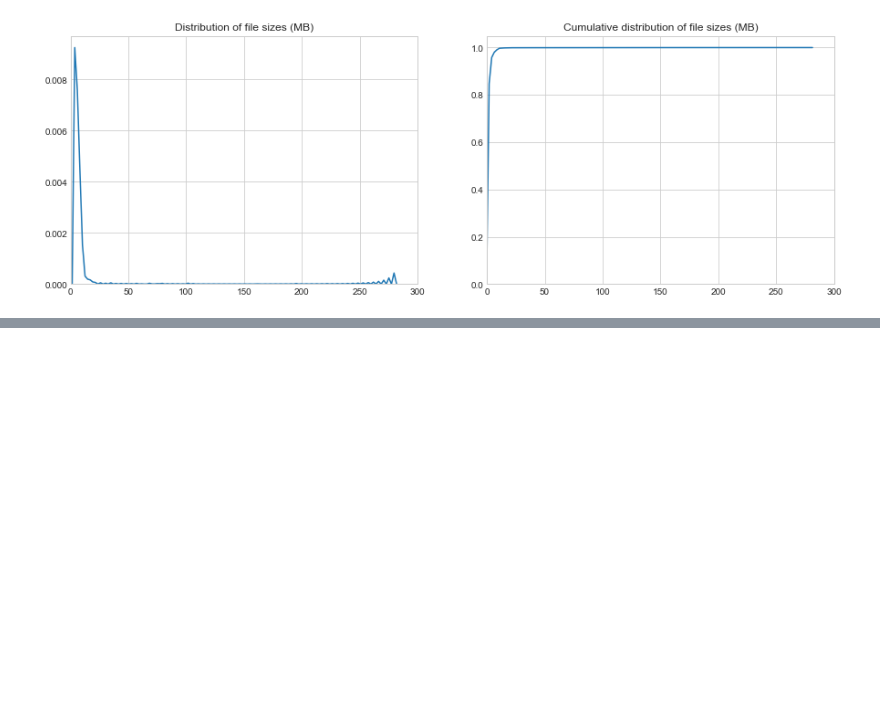
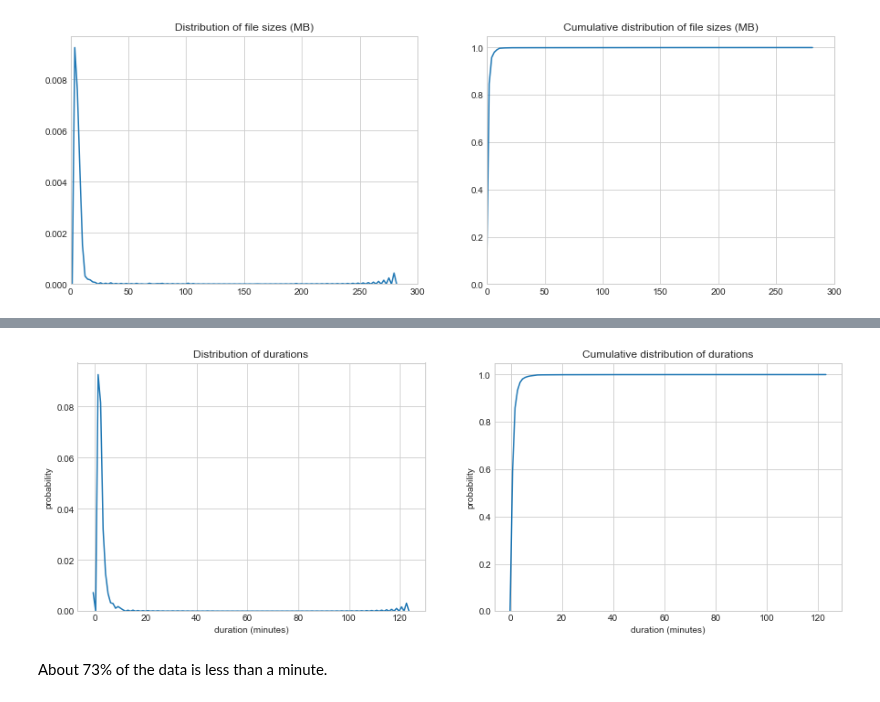
Before and after one commit to vangj/ds, a Jupyter notebook: xeno-canto/explore-data.ipynb, the cells around one changed output, grey strips where cells are left out. Saved outputs shown, nothing was run; the diff lists cells and outputs as text; code cells hidden in the pictures; blank space fills up the shorter version.

Commit message:
get the duration of each file; export metadata to csv

```diff
--- a/xeno-canto/explore-data.ipynb
+++ b/xeno-canto/explore-data.ipynb
@@ -100,6 +123,6 @@ def get_recording_df():
 # %%
 codes_states_mapping = get_codes_states_mapping()
 valid_states = get_states()
-recording_df = get_recording_df()
+recording_data = get_recording_data()
 # %% [output]
 83 total json files
@@ -177,0 +250,20 @@ sns.kdeplot(df['lng'], df['lat'], shade=True)
+# %%
+df = recording_df[np.isfinite(recording_df['duration'])]
+fig, ax = plt.subplots(1, 2, figsize=(15, 5))
+
+ax[0].set_title('Distribution of durations')
+ax[1].set_title('Cumulative distribution of durations')
+ax[0].set_xlabel('duration (minutes)')
+ax[1].set_xlabel('duration (minutes)')
+ax[0].set_ylabel('probability')
+ax[1].set_ylabel('probability')
+
+s = df['duration'] / 60.0
+sns.kdeplot(s, bw=0.25, ax=ax[0], label='duration')
+sns.kdeplot(s, cumulative=True, ax=ax[1], label='duration')
+ax[0].legend_.remove()
+ax[1].legend_.remove()
+# %% [output]
+[figure, added]
+# %% [markdown]
+About 73% of the data is less than a minute.
```
Also changed, not shown: parts of 20 cells of this notebook.
